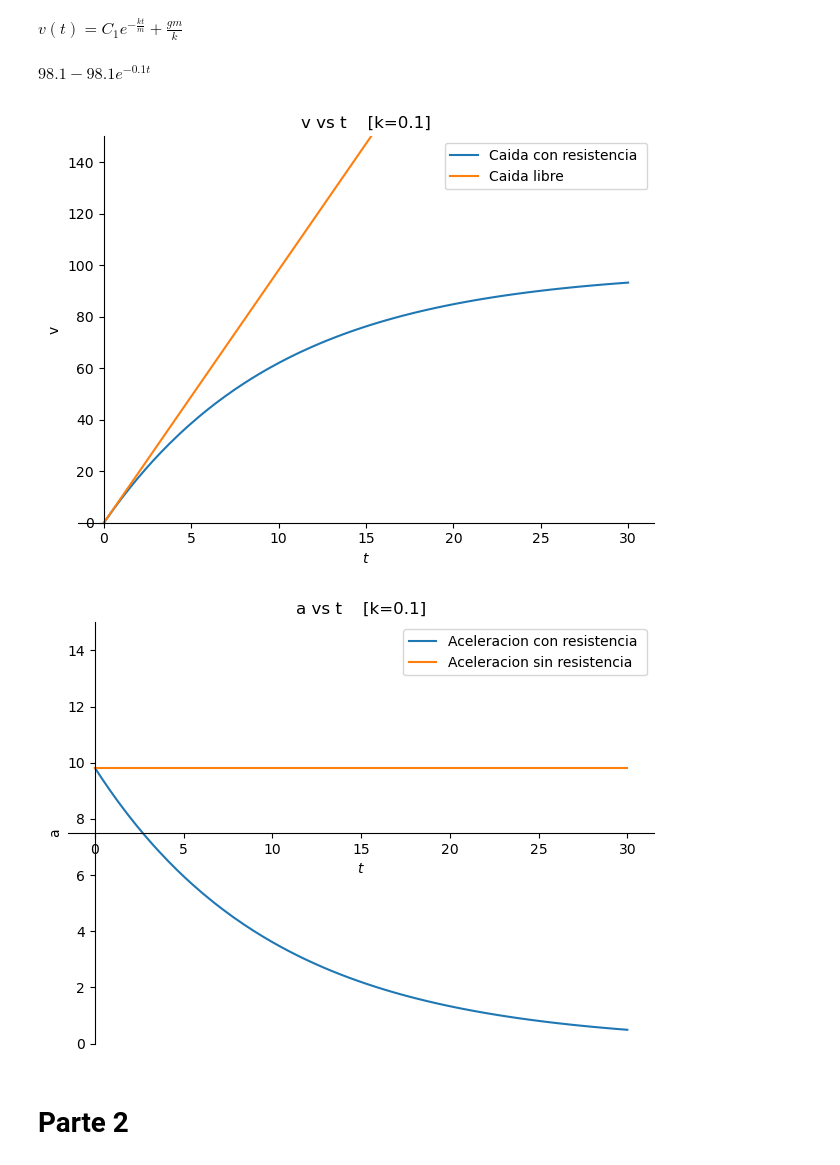
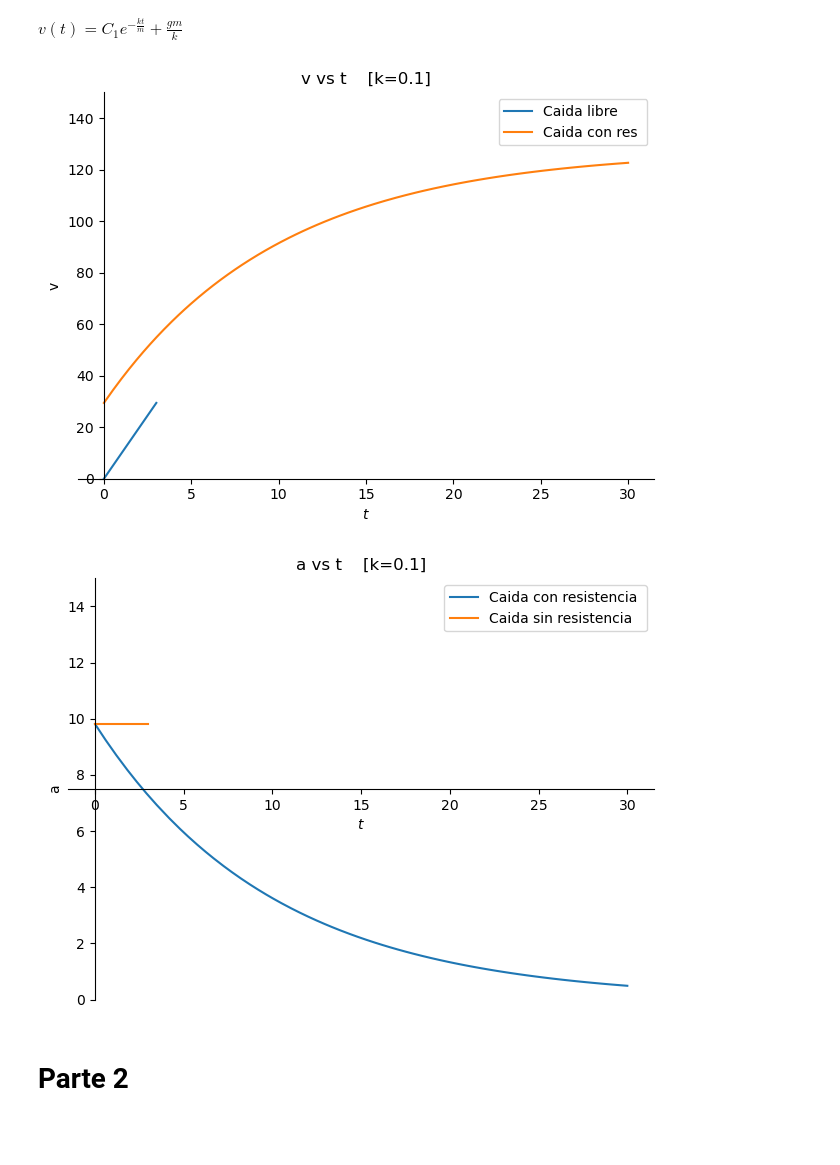
Before and after one commit to Jose-AE/F1014B, a Jupyter notebook: F1014B-R/R.ipynb, the cells around one changed output. Saved outputs shown, nothing was run; the diff lists cells and outputs as text; code cells hidden in the pictures; blank space fills up the shorter version.

```diff
--- a/F1014B-R/R.ipynb
+++ b/F1014B-R/R.ipynb
@@ -7,8 +7,9 @@ x_s = sp.Symbol("x")
 t_s = sp.Symbol("t")
 m_s = sp.Symbol("m")
 g_s = sp.Symbol("g")
-k_s = sp.Symbol("k")
+k_s = sp.Symbol("k", nonzero=True)
 C1_s = sp.Symbol("C1")
+C2_s = sp.Symbol("C2")
 v_s = sp.Function("v")(t_s)
 # %%
 # definir ecu dif
@@ -25,33 +26,36 @@ sol
 $\displaystyle v{\left(t \right)} = C_{1} e^{- \frac{k t}{m}} + \frac{g m}{k}$
 # %%
 # substituir valores
+ff_time = 3
 m = 1
 g = 9.81
 k = 0.1
-c = (-g * m) / k
+C1 = (-g * m) / k
 
 
-def_v_fun = v_fun.subs({C1_s: c, k_s: k, g_s: g, m_s: m})
-def_v_fun
+def_v_fun = v_fun.subs({C1_s: C1, k_s: k, g_s: g, m_s: m}) + (g * ff_time)
-# %% [output]
-$\displaystyle 98.1 - 98.1 e^{- 0.1 t}$
 # %%
 # graficar v vs t
 p1 = sp.plot(
-    def_v_fun,
-    (t_s, 0, 30),
+    g * t_s,
+    (t_s, 0, ff_time),
     ylim=[0, 150],
     ylabel="v",
     legend=True,
     title=f"v vs t    [k={k}]",
     show=False,
-    label="Caida con resistencia ",
+    label="Caida libre ",
 )
-p2 = sp.plot(g * t_s, (t_s, 0, 30), label="Caida libre ", show=False)
+p2 = sp.plot(
+    def_v_fun,
+    (t_s, 0, 30),
+    label="Caida con res ",
+    show=False,
+)
 p1.extend(p2)
 p1.show()
 # %% [output]
-[figure, old version]
+[figure, new version]
 # %%
 # graficar a vs t
 p1 = sp.plot(
@@ -62,12 +66,12 @@ p1 = sp.plot(
     legend=True,
     title=f"a vs t    [k={k}]",
     show=False,
-    label="Aceleracion con resistencia ",
+    label="Caida con resistencia ",
 )
-p2 = sp.plot(g, (t_s, 0, 30), label="Aceleracion sin resistencia ", show=False)
+p2 = sp.plot(g, (t_s, 0, ff_time), label="Caida sin resistencia ", show=False)
 p1.extend(p2)
 p1.show()
 # %% [output]
-[figure, old version]
+[figure, new version]
 # %% [markdown]
 # Parte 2
```
Also changed, not shown: parts of 5 cells of this notebook.
